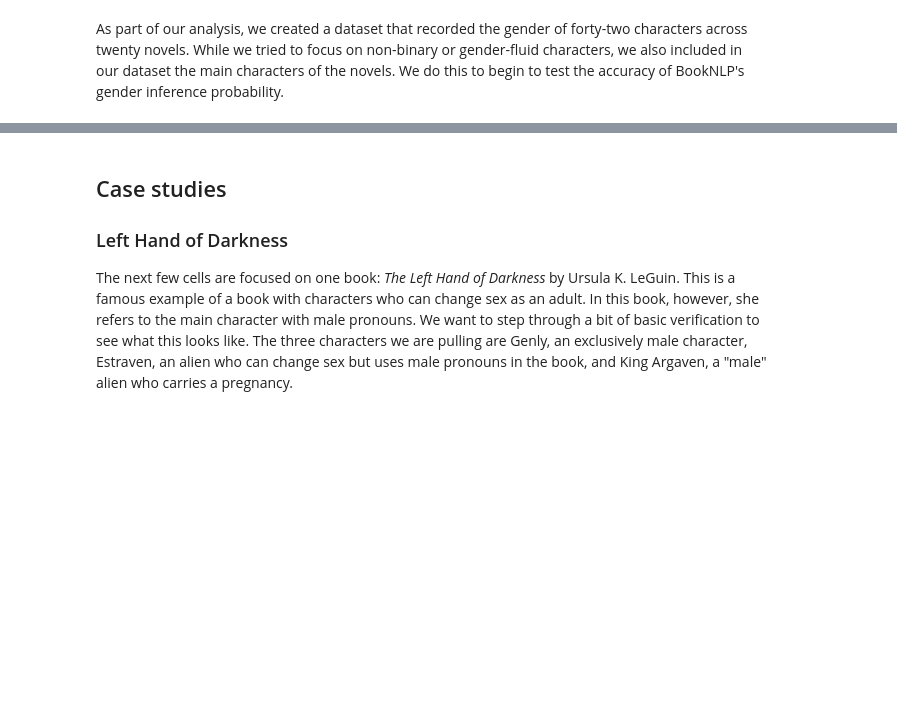
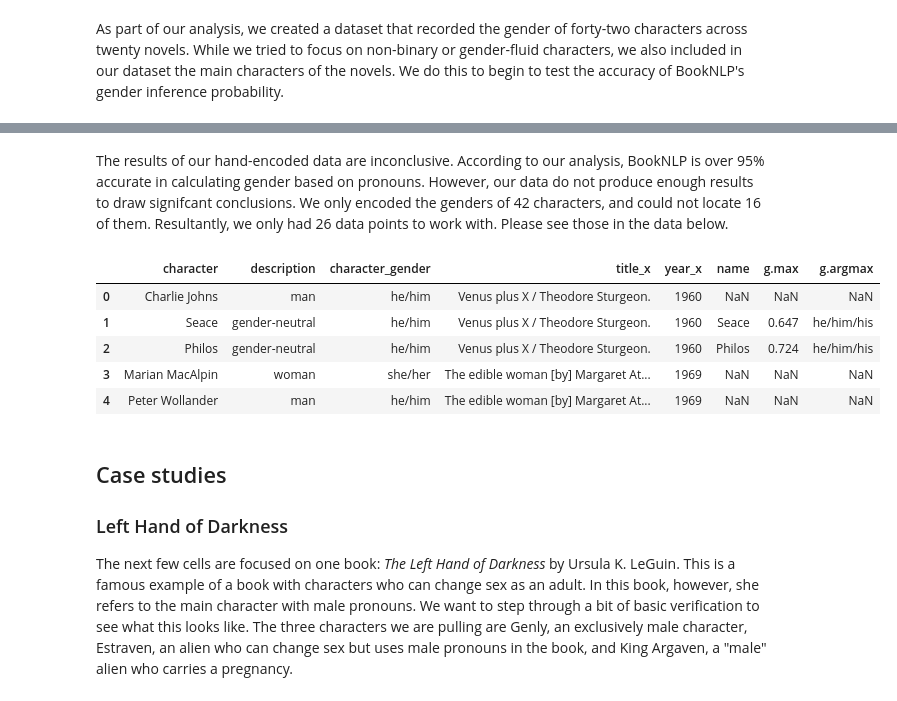
Before and after one commit to danieljohnevans/2022Fall_projects, a Jupyter notebook: data_pipeline.ipynb, the cells around one changed output, grey strips where cells are left out. Saved outputs shown, nothing was run; the diff lists cells and outputs as text; code cells hidden in the pictures; blank space fills up the shorter version.

```diff
--- a/data_pipeline.ipynb
+++ b/data_pipeline.ipynb
@@ -124,3 +133,31 @@ As part of our analysis, we created a dataset that recorded the gender of forty-
+# %%
+def get_name(mentions_proper):
+    try:
+        return mentions_proper[0]['n']
+    except IndexError:
+        return None
+
+pickle_df['name'] = pickle_df.mentions_proper.apply(get_name)
+# %%
+characters_str = '|'.join(hc_df['character'].tolist())
+# %%
+mask = pickle_df['name'].str.contains(characters_str)
+mask = mask.fillna(False)
+prop_df_inter = pickle_df[mask]
+prop_df = hc_df.merge(prop_df_inter, left_on='character', right_on='name', how='left')
+# %%
+prop_df = prop_df[['character', 'description', 'character_gender', 'title_x', 'year_x', 'name', 'g.max', 'g.argmax']]
+# %% [markdown]
+The results of our hand-encoded data are inconclusive. According to our analysis, BookNLP is over 95% accurate in calculating gender based on pronouns. However, our data do not produce enough results to draw signifcant conclusions. We only encoded the genders of 42 characters, and could not locate 16 of them. Resultantly, we only had 26 data points to work with. Please see those in the data below.
+# %%
+prop_df.head()
+# %% [output]
+|  | character | description | character_gender | title_x | year_x | name | g.max | g.argmax |
+| 0 | Charlie Johns | man | he/him | Venus plus X / Theodore Sturgeon. | 1960 | NaN | NaN | NaN |
+| 1 | Seace | gender-neutral | he/him | Venus plus X / Theodore Sturgeon. | 1960 | Seace | 0.647 | he/him/his |
+| 2 | Philos | gender-neutral | he/him | Venus plus X / Theodore Sturgeon. | 1960 | Philos | 0.724 | he/him/his |
+| 3 | Marian MacAlpin | woman | she/her | The edible woman [by] Margaret At... | 1969 | NaN | NaN | NaN |
+| 4 | Peter Wollander | man | he/him | The edible woman [by] Margaret At... | 1969 | NaN | NaN | NaN |
 # %% [markdown]
 ## Case studies
 
```
Also changed, not shown: parts of 7 cells of this notebook, 6 other files.
